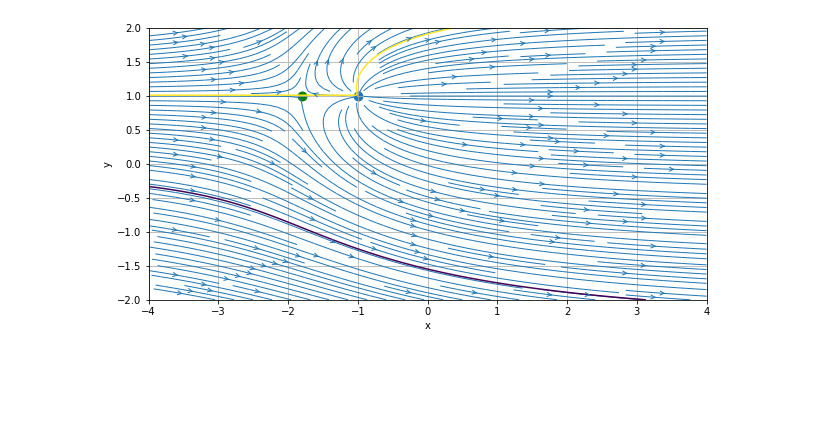
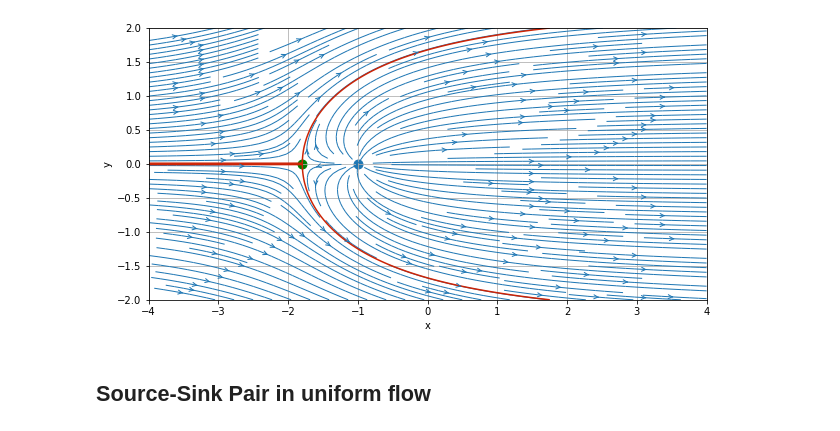
Before and after one commit to asabbagha/MAE6226, a Jupyter notebook: Class3-2.ipynb, the cells around one changed output. Drawn from its saved outputs; the diff is of its cells as text; code cells hidden in the pictures; blank space fills up the shorter version.

```diff
--- a/Class3-2.ipynb
+++ b/Class3-2.ipynb
@@ -84,7 +84,7 @@ def get_stream_function(strength, xs, ys, X, Y):
 # %%
 #defining source
 strength_source = 5.0
-x_source, y_source = -1.0,1.0
+x_source, y_source = -1.0,0.0
 
 #compute velocity field
 u_source, v_source = get_velocity(strength_source, x_source, y_source, X, Y)
@@ -93,32 +93,35 @@ psi_source = get_stream_function(strength_source, x_source, y_source, X, Y)
 # %%
 #superimpose the source on the freestream
 u = u_freestream + u_source
 v = v_freestream + v_source
 
 psi = psi_freestream + psi_source
 
 #plot the streamlines
 width = 10
 height = (y_end - y_start) / (x_end - x_start) * width
 pyplot.figure(figsize=(width,height))
 pyplot.grid(True)
 pyplot.xlabel('x')
 pyplot.ylabel('y')
 pyplot.xlim(x_start, x_end)
 pyplot.ylim(y_start, y_end)
 pyplot.streamplot(X, Y, u, v, density=2, linewidth=1, arrowsize=1, arrowstyle='->')
 pyplot.scatter(x_source, y_source, s=80, marker='o')
 
 #calculate stagnation pt
 x_stagnation = x_source - strength_source / (2*numpy.pi*u_inf)
 y_stagnation = y_source
 
 #display stagnation point
 pyplot.scatter(x_stagnation, y_stagnation, color='g',s=80,marker='o')
 
+
 #display dividing streamline
 pyplot.contour(X, Y, psi,
               levels=[-strength_source/2, strength_source/2],
-              color='r', linewidth=2, linestyles='solid');
+              colors='#CD2305', linewidth=2, linestyles='solid');
 # %% [output]
-[figure, old version]
+[figure, new version]
+# %% [markdown]
+## Source-Sink Pair in uniform flow
```
Also changed, not shown: parts of 3 cells of this notebook.
